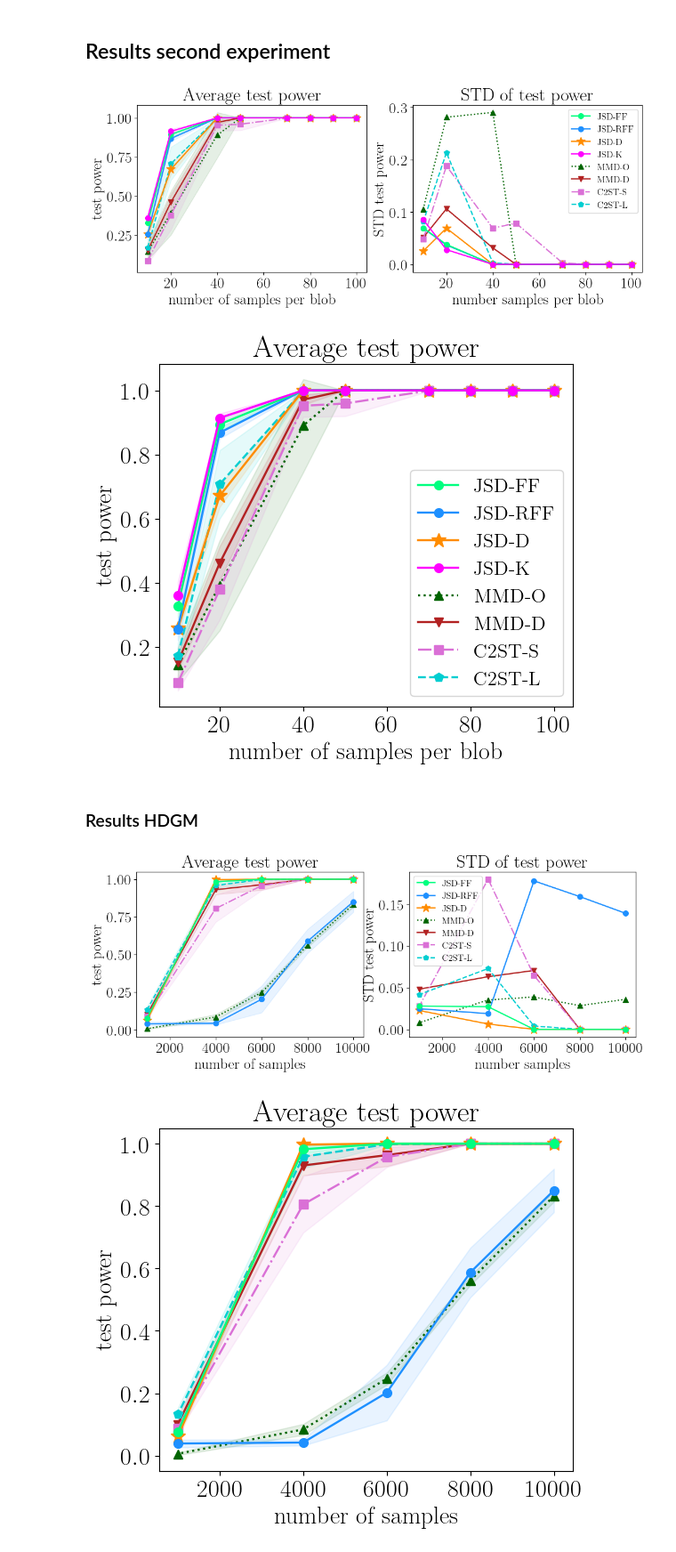
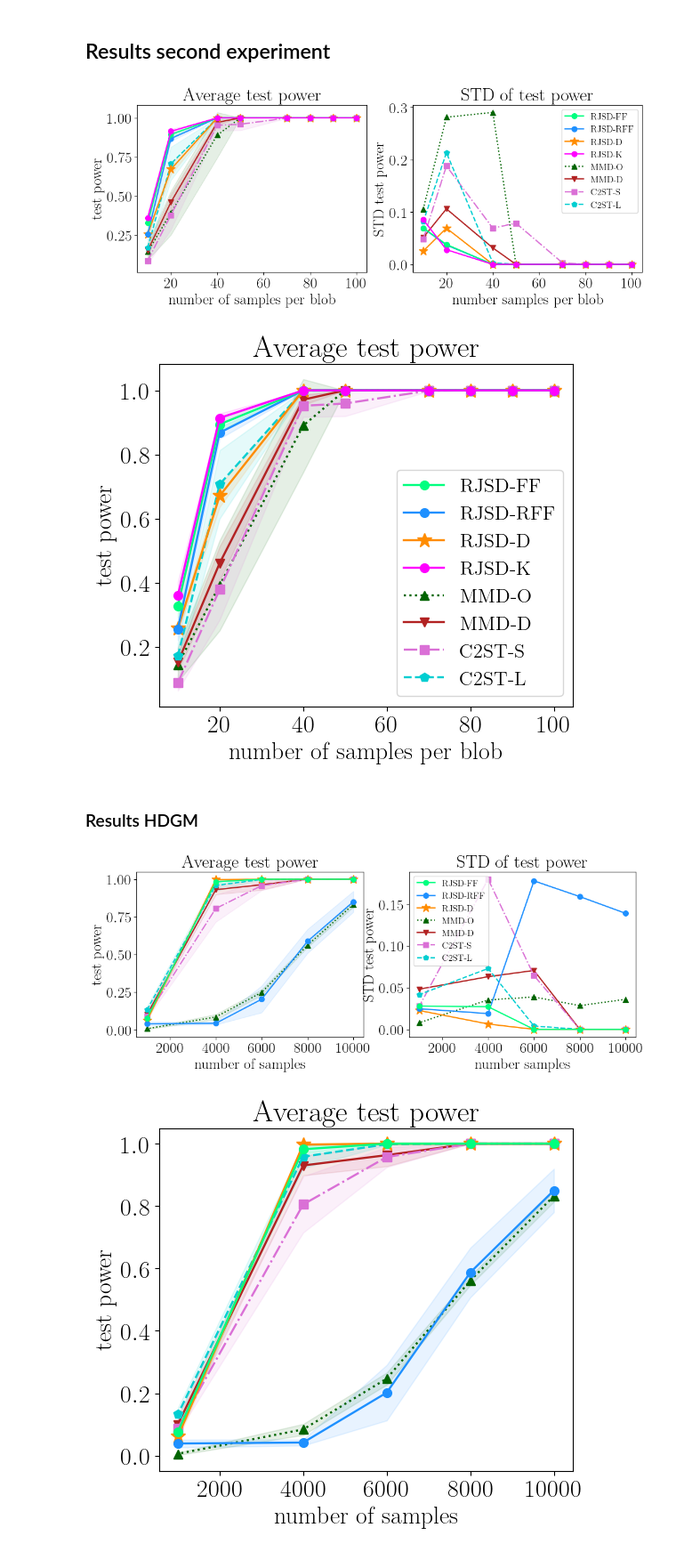
Before and after one commit to uk-cliplab/representationJSD, a Jupyter notebook: Two_sample_testing/plottingResults.ipynb, the cells around one changed output. Shown at 89% size. Drawn from its saved outputs; the diff is of its cells as text; code cells hidden in the pictures.

```diff
--- a/Two_sample_testing/plottingResults.ipynb
+++ b/Two_sample_testing/plottingResults.ipynb
@@ -145,15 +148,15 @@ axs[0].fill_between(samples_per_blob,avg_c2st_s-a*std_c2st_s,avg_c2st_s+a*std_c2
 
 axs[0].plot(samples_per_blob,avg_c2st_l, '--p',color = 'darkturquoise',markersize=7, label = 'C2ST-L')
 axs[0].fill_between(samples_per_blob,avg_c2st_l-a*std_c2st_l,avg_c2st_l+a*std_c2st_l,alpha=.1, color = 'darkturquoise')
-axs[0].plot(samples_per_blob,avg_djsd, '-*',markersize=12, label = 'JSD-D', color = 'darkorange')
+axs[0].plot(samples_per_blob,avg_djsd, '-*',markersize=12, label = 'RJSD-D', color = 'darkorange')
 axs[0].fill_between(samples_per_blob,avg_djsd-a*std_djsd,avg_djsd+a*std_djsd,alpha=.1,  color = 'darkorange')
 
-axs[0].plot(samples_per_blob,avg_jsd_rff, '-o',markersize=7,label = 'JSD-RFF', color = 'dodgerblue')
+axs[0].plot(samples_per_blob,avg_jsd_rff, '-o',markersize=7,label = 'RJSD-RFF', color = 'dodgerblue')
 axs[0].fill_between(samples_per_blob,avg_jsd_rff-a*std_jsd_rff,avg_jsd_rff+a*std_jsd_rff,alpha=.1, color = 'dodgerblue')
-axs[0].plot(samples_per_blob,avg_jsd_ff, '-o',markersize=7,label = 'JSD-FF',color = 'springgreen')
+axs[0].plot(samples_per_blob,avg_jsd_ff, '-o',markersize=7,label = 'RJSD-FF',color = 'springgreen')
 axs[0].fill_between(samples_per_blob,avg_jsd_ff-a*std_jsd_ff,avg_jsd_ff+a*std_jsd_ff,alpha=.1,color = 'springgreen')
 
-axs[0].plot(samples_per_blob,avg_jsd, '-o',markersize=7,label = 'JSD-K', color = 'magenta')
+axs[0].plot(samples_per_blob,avg_jsd, '-o',markersize=7,label = 'RJSD-K', color = 'magenta')
 axs[0].fill_between(samples_per_blob,avg_jsd-a*std_jsd,avg_jsd+a*std_jsd,alpha=.1, color  = 'magenta')
 
 
@@ -175,10 +178,10 @@ axs[1].plot(samples_per_blob,std_c2st_s, '-.s',color = 'orchid',markersize=7, la
 # axs[1].plot(samples_per_blob,std_c2st_l,'-p',color = 'lightcoral',markersize=7,label = 'C2ST-L')
 # axs[1].plot(samples_per_blob,std_djsd,'-*',color = 'darkorange',markersize=12,label = 'deep JSD')
 axs[1].plot(samples_per_blob,std_c2st_l,'--p',color = 'darkturquoise',markersize=7, label = 'C2ST-L')
-axs[1].plot(samples_per_blob,std_djsd, '-*',markersize=12, label = 'JSD-D', color = 'darkorange')
-axs[1].plot(samples_per_blob,std_jsd_rff, '-o',markersize=7,label = 'JSD-RFF', color = 'dodgerblue')
-axs[1].plot(samples_per_blob,std_jsd_ff, '-o',markersize=7,label = 'JSD-FF',color = 'springgreen')
-axs[1].plot(samples_per_blob,std_jsd, '-o',markersize=7,label = 'JSD-K', color = 'magenta')
+axs[1].plot(samples_per_blob,std_djsd, '-*',markersize=12, label = 'RJSD-D', color = 'darkorange')
+axs[1].plot(samples_per_blob,std_jsd_rff, '-o',markersize=7,label = 'RJSD-RFF', color = 'dodgerblue')
+axs[1].plot(samples_per_blob,std_jsd_ff, '-o',markersize=7,label = 'RJSD-FF',color = 'springgreen')
+axs[1].plot(samples_per_blob,std_jsd, '-o',markersize=7,label = 'RJSD-K', color = 'magenta')
 
 axs[1].set_title("STD of test power")
 axs[1].set_xlabel("number samples per blob")
@@ -194,7 +197,7 @@ axs[1].legend([handles[idx] for idx in order],[labels[idx] for idx in order], fo
 # axs[1].legend()
 plt.savefig('./Figures/test_power_blobs.pdf', dpi=300, bbox_inches='tight')
 # %% [output]
-[figure, old version]
+[figure, new version]
 # %%
 fig, axs = plt.subplots(1,1, figsize=(6,5))
 axs.plot(samples_per_blob,avg_mmd,':^', markersize=7,label = 'MMD-O', color = 'darkgreen')
@@ -202,38 +205,38 @@ axs.fill_between(samples_per_blob,avg_mmd-a*std_mmd,avg_mmd+a*std_mmd,alpha=.1,
 axs.plot(samples_per_blob,avg_dmmd, '-v', markersize=7, label = 'MMD-D',color = 'firebrick')
 axs.fill_between(samples_per_blob,avg_dmmd-a*std_dmmd,avg_dmmd+a*std_dmmd,alpha=.1,color = 'firebrick')
 
 axs.plot(samples_per_blob,avg_c2st_s, '-.s',color = 'orchid',markersize=7, label = 'C2ST-S')
 axs.fill_between(samples_per_blob,avg_c2st_s-a*std_c2st_s,avg_c2st_s+a*std_c2st_s,alpha=.1, color = 'orchid')
 
 axs.plot(samples_per_blob,avg_c2st_l, '--p',color = 'darkturquoise',markersize=7, label = 'C2ST-L')
 axs.fill_between(samples_per_blob,avg_c2st_l-a*std_c2st_l,avg_c2st_l+a*std_c2st_l,alpha=.1, color = 'darkturquoise')
-axs.plot(samples_per_blob,avg_djsd, '-*',markersize=12, label = 'JSD-D', color = 'darkorange')
+axs.plot(samples_per_blob,avg_djsd, '-*',markersize=12, label = 'RJSD-D', color = 'darkorange')
 axs.fill_between(samples_per_blob,avg_djsd-a*std_djsd,avg_djsd+a*std_djsd,alpha=.1,  color = 'darkorange')
 
-axs.plot(samples_per_blob,avg_jsd_rff, '-o',markersize=7,label = 'JSD-RFF', color = 'dodgerblue')
+axs.plot(samples_per_blob,avg_jsd_rff, '-o',markersize=7,label = 'RJSD-RFF', color = 'dodgerblue')
 axs.fill_between(samples_per_blob,avg_jsd_rff-a*std_jsd_rff,avg_jsd_rff+a*std_jsd_rff,alpha=.1, color = 'dodgerblue')
-axs.plot(samples_per_blob,avg_jsd_ff, '-o',markersize=7,label = 'JSD-FF',color = 'springgreen')
+axs.plot(samples_per_blob,avg_jsd_ff, '-o',markersize=7,label = 'RJSD-FF',color = 'springgreen')
 axs.fill_between(samples_per_blob,avg_jsd_ff-a*std_jsd_ff,avg_jsd_ff+a*std_jsd_ff,alpha=.1,color = 'springgreen')
 
-axs.plot(samples_per_blob,avg_jsd, '-o',markersize=7,label = 'JSD-K', color = 'magenta')
+axs.plot(samples_per_blob,avg_jsd, '-o',markersize=7,label = 'RJSD-K', color = 'magenta')
 axs.fill_between(samples_per_blob,avg_jsd-a*std_jsd,avg_jsd+a*std_jsd,alpha=.1, color  = 'magenta')
 
 
 
 axs.set_xlabel("number of samples per blob")
 axs.set_ylabel("test power")
 # axs[0].legend()
 axs.set_title("Average test power")
 handles, labels = plt.gca().get_legend_handles_labels()
 
 # #specify order of items in legend
 order = [6,5,4,7,0,1,2,3]
 
 #add legend to plot
 axs.legend([handles[idx] for idx in order],[labels[idx] for idx in order], fontsize="16")
 plt.savefig('./Figures/test_blobs_mean.pdf', dpi=300, bbox_inches='tight')
 # %% [output]
-[figure, old version]
+[figure, new version]
 # %% [markdown]
 ### Results HDGM
 # %%
@@ -293,12 +296,12 @@ axs[0].fill_between(samples_per_cluster,avg_c2st_s-a*std_c2st_s,avg_c2st_s+a*std
 
 axs[0].plot(samples_per_cluster,avg_c2st_l, '--p',color = 'darkturquoise',markersize=7, label = 'C2ST-L')
 axs[0].fill_between(samples_per_cluster,avg_c2st_l-a*std_c2st_l,avg_c2st_l+a*std_c2st_l,alpha=.1, color = 'darkturquoise')
-axs[0].plot(samples_per_cluster,avg_djsd, '-*',markersize=12, label = 'JSD-D', color = 'darkorange')
+axs[0].plot(samples_per_cluster,avg_djsd, '-*',markersize=12, label = 'RJSD-D', color = 'darkorange')
 axs[0].fill_between(samples_per_cluster,avg_djsd-a*std_djsd,avg_djsd+a*std_djsd,alpha=.1,  color = 'darkorange')
 
-axs[0].plot(samples_per_cluster,avg_jsd_rff, '-o',markersize=7,label = 'JSD-RFF', color = 'dodgerblue')
+axs[0].plot(samples_per_cluster,avg_jsd_rff, '-o',markersize=7,label = 'RJSD-RFF', color = 'dodgerblue')
 axs[0].fill_between(samples_per_cluster,avg_jsd_rff-a*std_jsd_rff,avg_jsd_rff+a*std_jsd_rff,alpha=.1, color = 'dodgerblue')
-axs[0].plot(samples_per_cluster,avg_jsd_ff, '-o',markersize=7,label = 'JSD-FF',color = 'springgreen')
+axs[0].plot(samples_per_cluster,avg_jsd_ff, '-o',markersize=7,label = 'RJSD-FF',color = 'springgreen')
 axs[0].fill_between(samples_per_cluster,avg_jsd_ff-a*std_jsd_ff,avg_jsd_ff+a*std_jsd_ff,alpha=.1,color = 'springgreen')
 
 axs[0].set_xlabel("number of samples")
@@ -318,9 +321,9 @@ axs[1].plot(samples_per_cluster,std_c2st_s, '-.s',color = 'orchid',markersize=7,
 # axs[1].plot(samples_per_blob,std_c2st_l,'-p',color = 'lightcoral',markersize=7,label = 'C2ST-L')
 # axs[1].plot(samples_per_blob,std_djsd,'-*',color = 'darkorange',markersize=12,label = 'deep JSD')
 axs[1].plot(samples_per_cluster,std_c2st_l,'--p',color = 'darkturquoise',markersize=7, label = 'C2ST-L')
-axs[1].plot(samples_per_cluster,std_djsd, '-*',markersize=12, label = 'JSD-D', color = 'darkorange')
-axs[1].plot(samples_per_cluster,std_jsd_rff, '-o',markersize=7,label = 'JSD-RFF', color = 'dodgerblue')
-axs[1].plot(samples_per_cluster,std_jsd_ff, '-o',markersize=7,label = 'JSD-FF',color = 'springgreen')
+axs[1].plot(samples_per_cluster,std_djsd, '-*',markersize=12, label = 'RJSD-D', color = 'darkorange')
+axs[1].plot(samples_per_cluster,std_jsd_rff, '-o',markersize=7,label = 'RJSD-RFF', color = 'dodgerblue')
+axs[1].plot(samples_per_cluster,std_jsd_ff, '-o',markersize=7,label = 'RJSD-FF',color = 'springgreen')
 
 
 axs[1].set_title("STD of test power")
@@ -337,7 +340,7 @@ axs[1].legend([handles[idx] for idx in order],[labels[idx] for idx in order], fo
 # axs[1].legend()
 plt.savefig('./Figures/test_hdgm_n.pdf', dpi=300, bbox_inches='tight')
 # %% [output]
-[figure, old version]
+[figure, new version]
 # %%
 fig, axs = plt.subplots(1,1, figsize=(6,5))
 axs.plot(samples_per_cluster,avg_mmd,':^', markersize=7,label = 'MMD-O', color = 'darkgreen')
```
Also changed, not shown: parts of 7 cells of this notebook, 16 other files.
